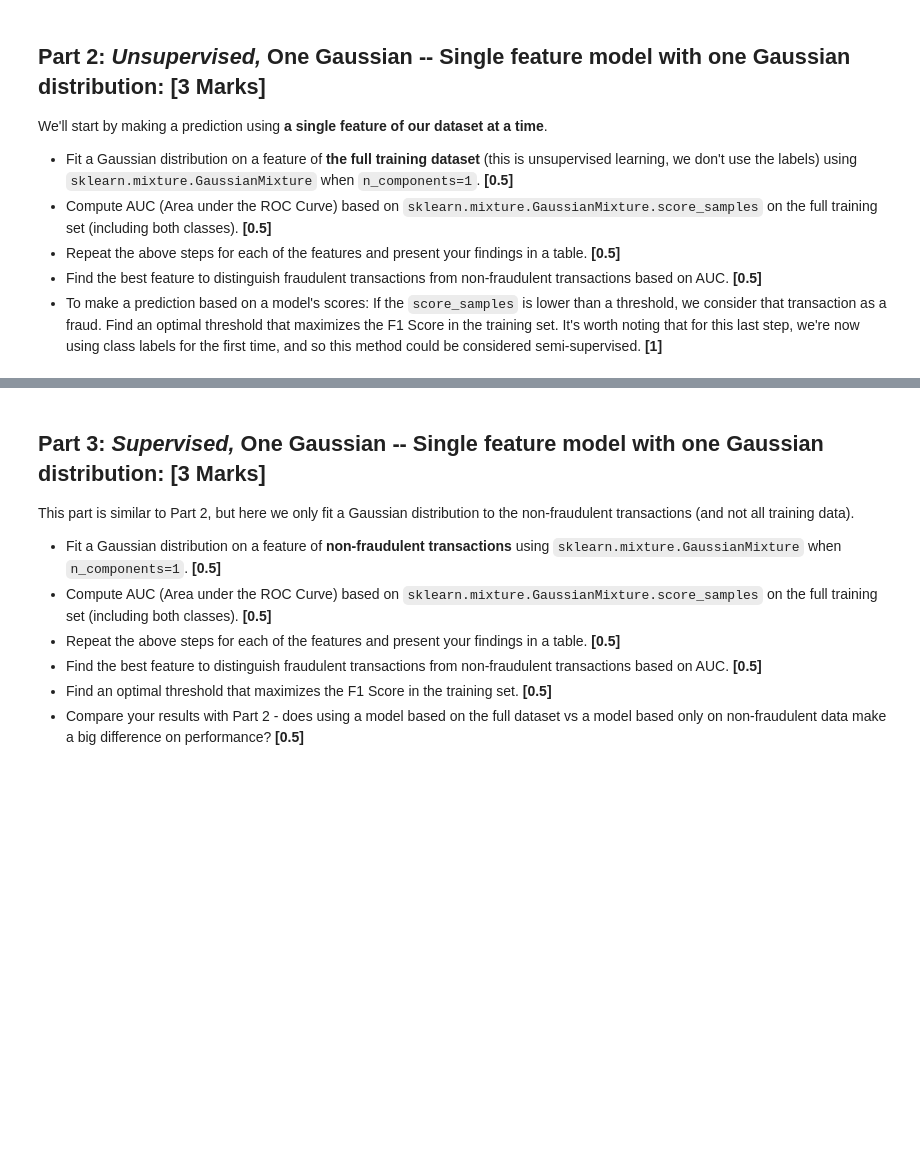
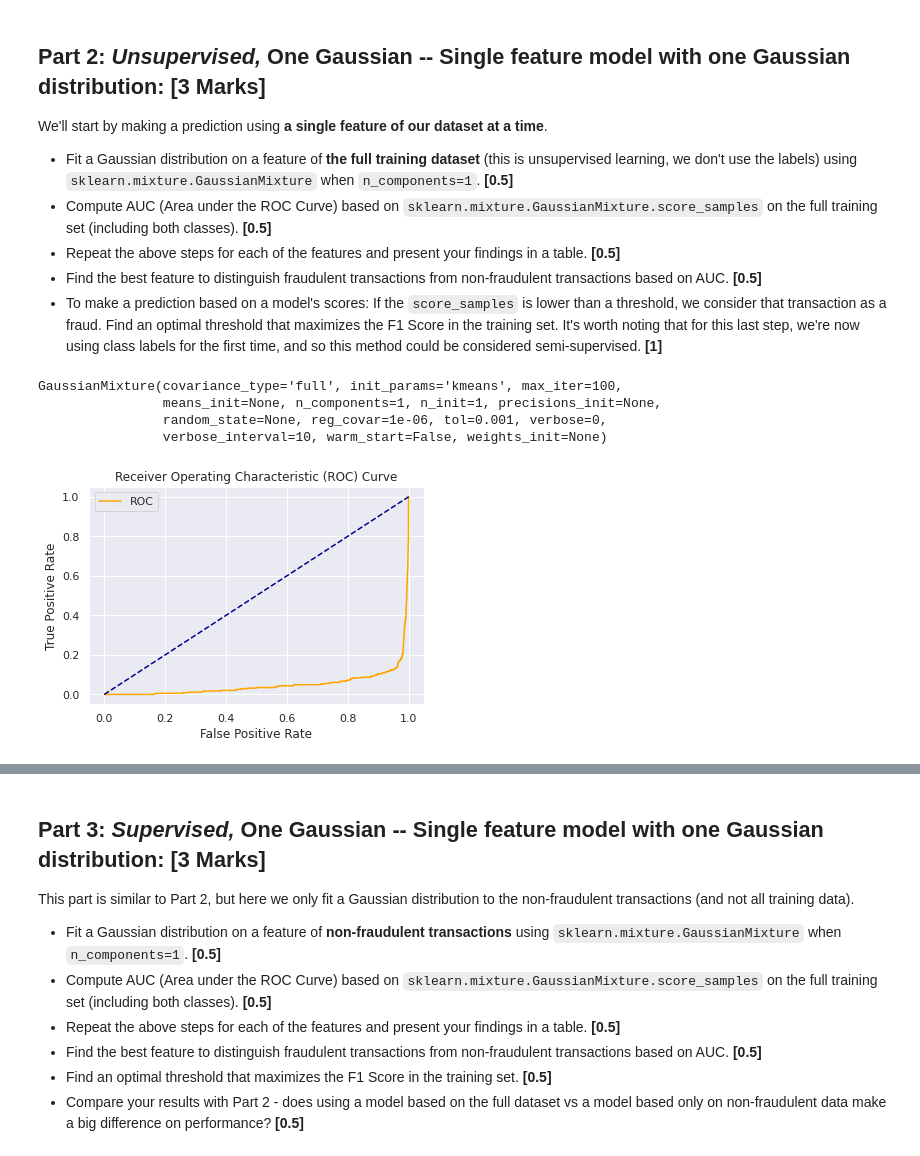
Before and after one commit to Hamza1122/ML-Annomly-detection, a Jupyter notebook: Project_2_Omar.ipynb, the cells around one changed output, grey strips where cells are left out. Drawn from its saved outputs; the diff is of its cells as text; code cells hidden in the pictures; blank space fills up the shorter version.

```diff
--- a/Project_2_Omar.ipynb
+++ b/Project_2_Omar.ipynb
@@ -190,0 +193,23 @@ We'll start by making a prediction using **a single feature of our dataset at a
+# %%
+### YOUR CODE HERE ###
+from sklearn import mixture
+gmix = mixture.GaussianMixture(n_components=1)    #1.1
+gmix.fit(X_train)
+# %% [output]
+GaussianMixture(covariance_type='full', init_params='kmeans', max_iter=100,
+                means_init=None, n_components=1, n_init=1, precisions_init=None,
+                random_state=None, reg_covar=1e-06, tol=0.001, verbose=0,
+                verbose_interval=10, warm_start=False, weights_init=None)
+# %%
+from sklearn.metrics import roc_curve
+score=gmix.score_samples(X_train)   #1.2
+fpr, tpr, _ = roc_curve(y_train,score)
+plt.plot(fpr, tpr, color='orange', label='ROC')
+plt.plot([0, 1], [0, 1], color='darkblue', linestyle='--')
+plt.xlabel('False Positive Rate')
+plt.ylabel('True Positive Rate')
+plt.title('Receiver Operating Characteristic (ROC) Curve')
+plt.legend()
+plt.show()
+# %% [output]
+[figure, added]
```
Also changed, not shown: parts of 4 cells of this notebook.
